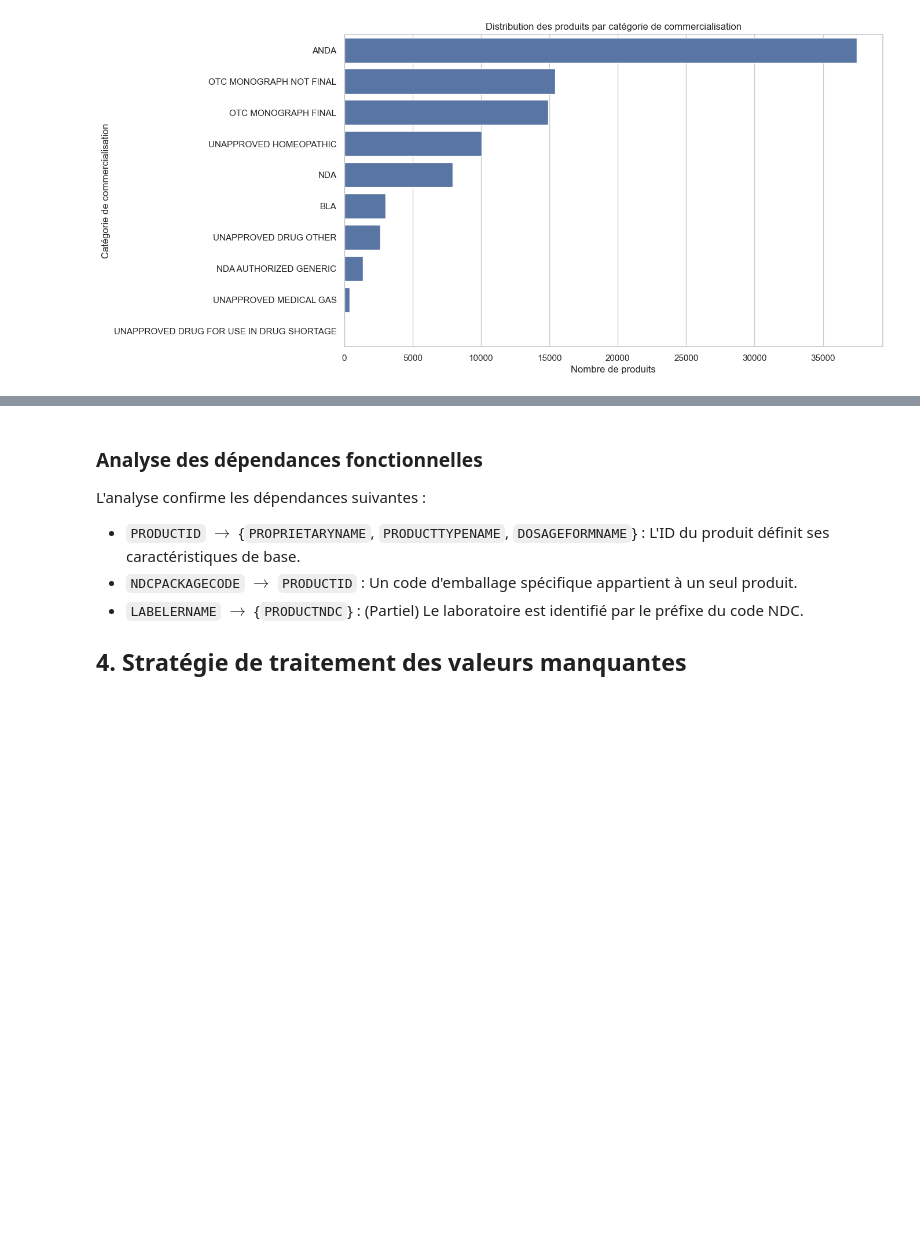
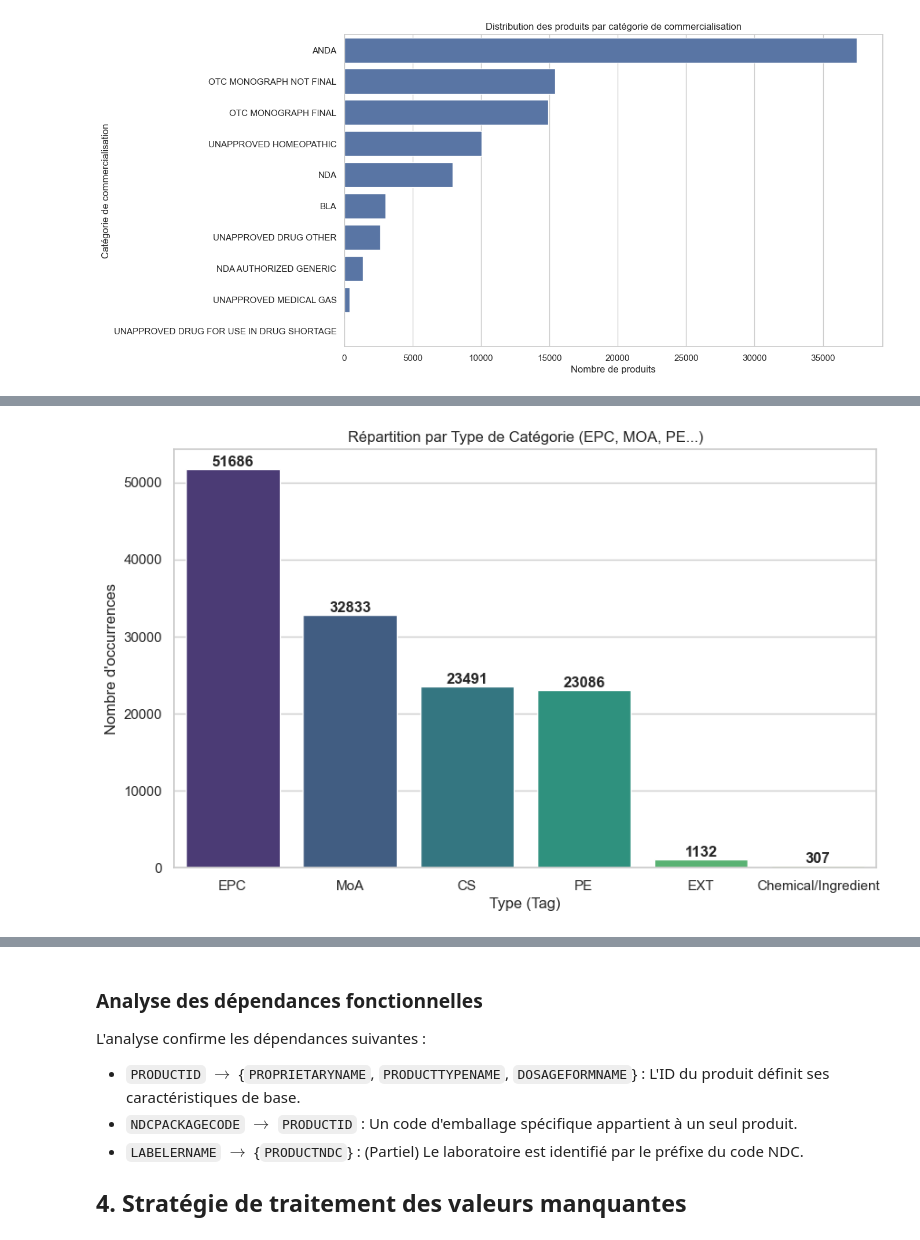
Before and after one commit to NtoDeath/Forage_de_donnees, a Jupyter notebook: TP2_Pretraitement_Representation/tp2.ipynb, the cells around one changed output, grey strips where cells are left out. Cells and saved outputs as stored; diff of their text form; code cells hidden in the pictures; blank space fills up the shorter version.

```diff
--- a/TP2_Pretraitement_Representation/tp2.ipynb
+++ b/TP2_Pretraitement_Representation/tp2.ipynb
@@ -387,0 +691,15 @@ NDCPACKAGECODE -> PRODUCTID : False
+# %%
+categories_tags = pharm_classes.str.extract(r'\[(.*?)\]')[0]
+tags_counts = categories_tags.value_counts()
+
+plt.figure(figsize=(10, 6))
+sns.barplot(x=tags_counts.index, y=tags_counts.values, palette='viridis', hue=tags_counts.index)
+plt.title('Répartition par Type de Catégorie (EPC, MOA, PE...)')
+plt.xlabel('Type (Tag)')
+plt.ylabel("Nombre d'occurrences")
+
+for i, v in enumerate(tags_counts.values):
+    plt.text(i, v, str(v), ha='center', va='bottom', fontweight='bold')
+plt.show()
+# %% [output]
+[figure, added]
```
Also changed, not shown: parts of 71 cells of this notebook.
